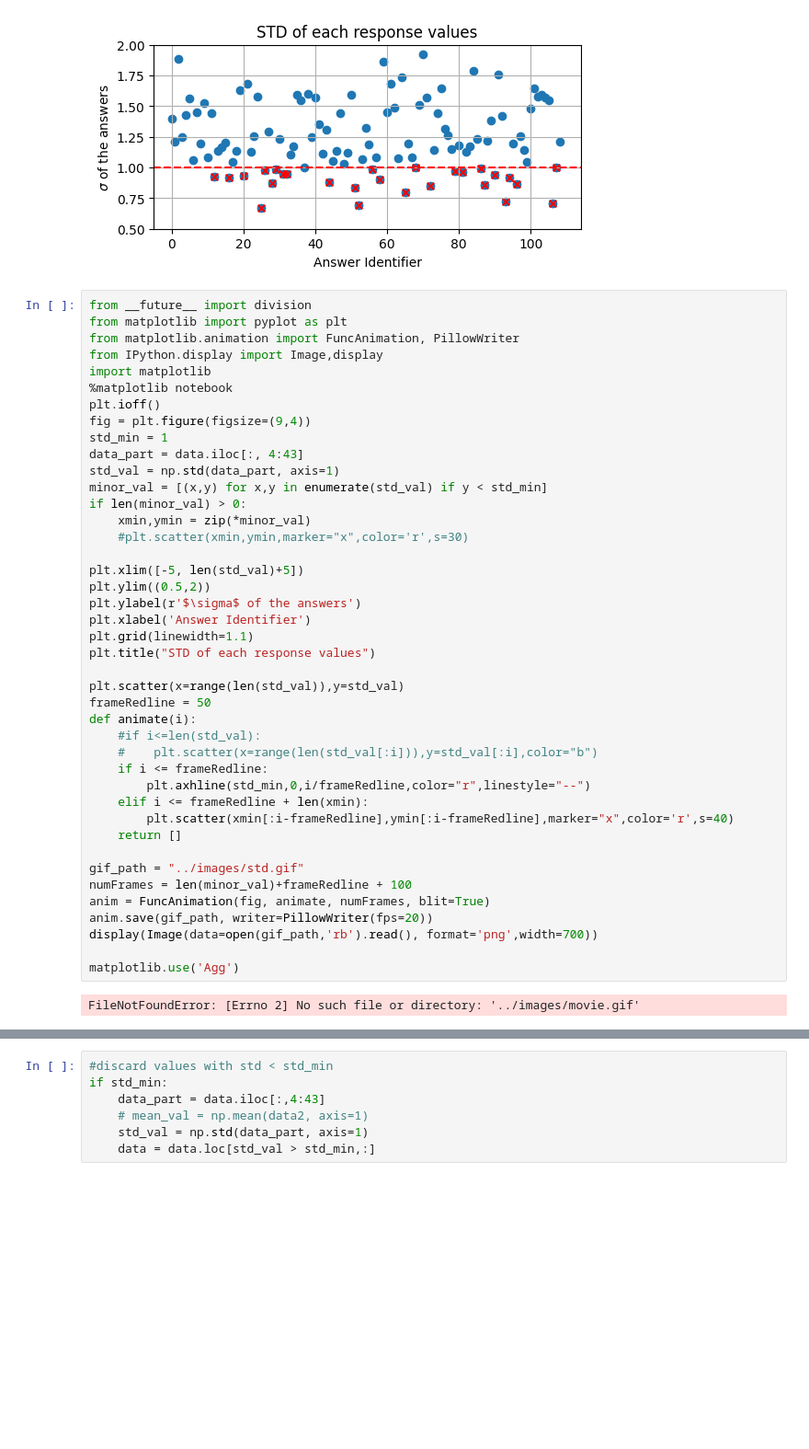
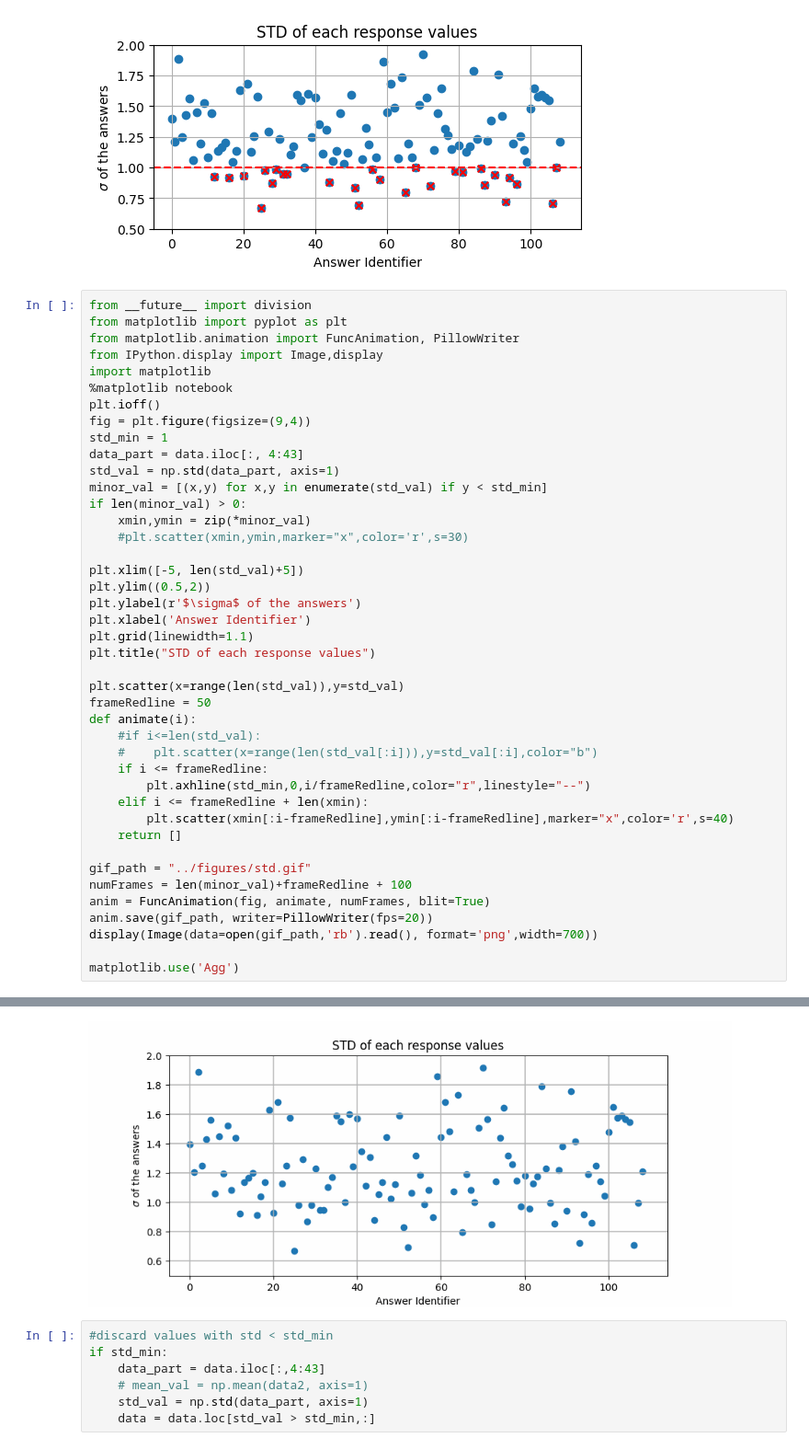
Before and after one commit to davidesalvi/mandolin_analysis, a Jupyter notebook: notebook/DataViz.ipynb, the cells around one changed output, grey strips where cells are left out. Shown at 92% size. Saved outputs shown, nothing was run; the diff lists cells and outputs as text; blank space fills up the shorter version.

```diff
--- a/notebook/DataViz.ipynb
+++ b/notebook/DataViz.ipynb
@@ -245,7 +245,7 @@ def animate(i):
         plt.scatter(xmin[:i-frameRedline],ymin[:i-frameRedline],marker="x",color='r',s=40)
     return []
 
-gif_path = "../images/std.gif"
+gif_path = "../figures/std.gif"
 numFrames = len(minor_val)+frameRedline + 100
 anim = FuncAnimation(fig, animate, numFrames, blit=True)
 anim.save(gif_path, writer=PillowWriter(fps=20))
@@ -253,4 +253,3 @@ display(Image(data=open(gif_path,'rb').read(), format='png',width=700))
 
 matplotlib.use('Agg')
 # %% [output]
-FileNotFoundError: [Errno 2] No such file or directory: '../images/movie.gif'
@@ -259,3 +256,4 @@ FileNotFoundError: [Errno 2] No such file or directory: '../images/movie.gif'
+[figure, added]
 # %%
 #discard values with std < std_min
 if std_min:
```
Also changed, not shown: parts of 1 cell of this notebook.
